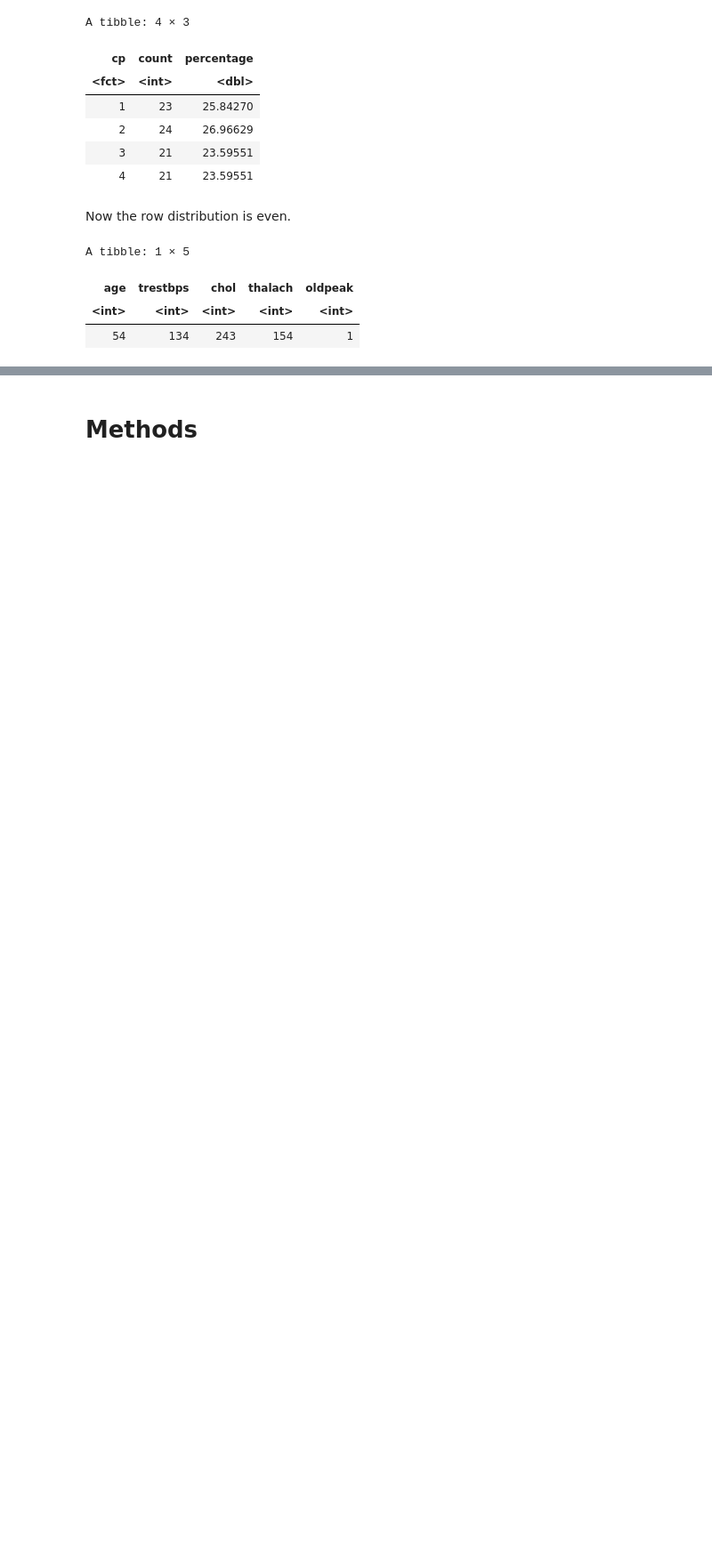
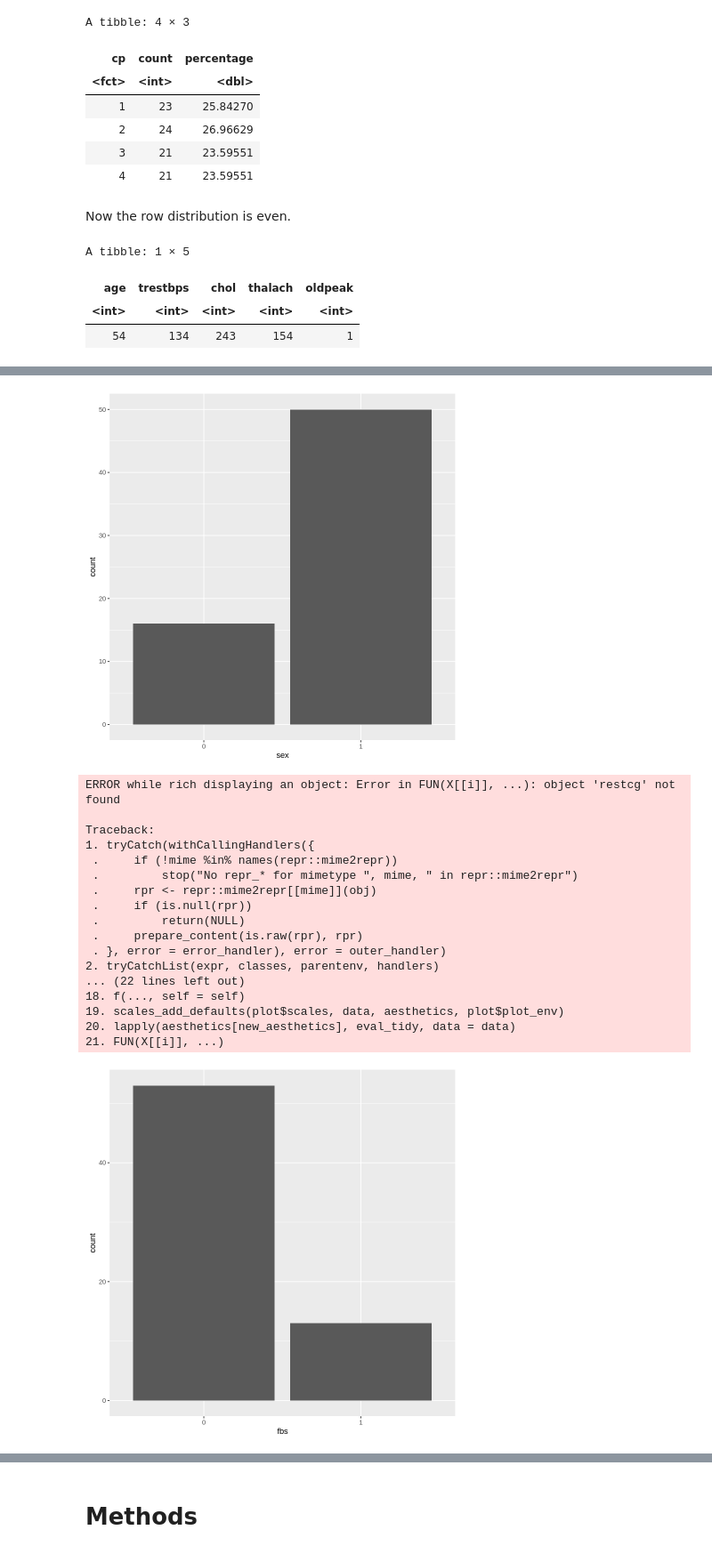
Before and after one commit to gigabite-pro/dsci-group-110, a Jupyter notebook: Data Science Project Proposal.ipynb, the cells around one changed output, grey strips where cells are left out. Shown at 89% size. Cells and saved outputs as stored; diff of their text form; code cells hidden in the pictures; blank space fills up the shorter version.

Commit message:
Attempting to make a histogram for factor variables

```diff
--- a/Data Science Project Proposal.ipynb
+++ b/Data Science Project Proposal.ipynb
@@ -178,2 +193,27 @@ A tibble: 1 × 5
 # %%
+options(repr.plot.width = 7, repr.plot.height = 7)
+plot1<-ggplot(training_data, aes(x=sex))+
+            geom_histogram(stat="count")
+plot2<-ggplot(training_data, aes(x=fbs))+
+            geom_histogram(stat="count")
+plot3<-ggplot(training_data, aes(x=restcg))+
+            geom_histogram(stat="count")
+plot4<-ggplot(training_data, aes(x=exang))+
+            geom_histogram(stat="count")
+plot5<-ggplot(training_data, aes(x=slope))+
+            geom_histogram(stat="count")
+plot6<-ggplot(training_data, aes(x=ca))+
+            geom_histogram(stat="count")
+plot7<-ggplot(training_data, aes(x=thal))+
+            geom_histogram(stat="count")
+plot8<-ggplot(training_data, aes(x=num))+
+            geom_histogram(stat="count")
+plot1
+plot2
+plot3
+plot4
+plot5
+plot6
+plot7
+plot8
 # %% [output]
@@ -182,0 +236,19 @@ ERROR: Error in parse(text = x, srcfile = src): <text>:1:18: unexpected symbol
+[figure, added]
+ERROR while rich displaying an object: Error in FUN(X[[i]], ...): object 'restcg' not found
+
+Traceback:
+1. tryCatch(withCallingHandlers({
+ .     if (!mime %in% names(repr::mime2repr))
+ .         stop("No repr_* for mimetype ", mime, " in repr::mime2repr")
+ .     rpr <- repr::mime2repr[[mime]](obj)
+ .     if (is.null(rpr))
+ .         return(NULL)
+ .     prepare_content(is.raw(rpr), rpr)
+ . }, error = error_handler), error = outer_handler)
+2. tryCatchList(expr, classes, parentenv, handlers)
+... (22 lines left out)
+18. f(..., self = self)
+19. scales_add_defaults(plot$scales, data, aesthetics, plot$plot_env)
+20. lapply(aesthetics[new_aesthetics], eval_tidy, data = data)
+21. FUN(X[[i]], ...)
+[figure, added]
```
Also changed, not shown: parts of 8 cells of this notebook.
